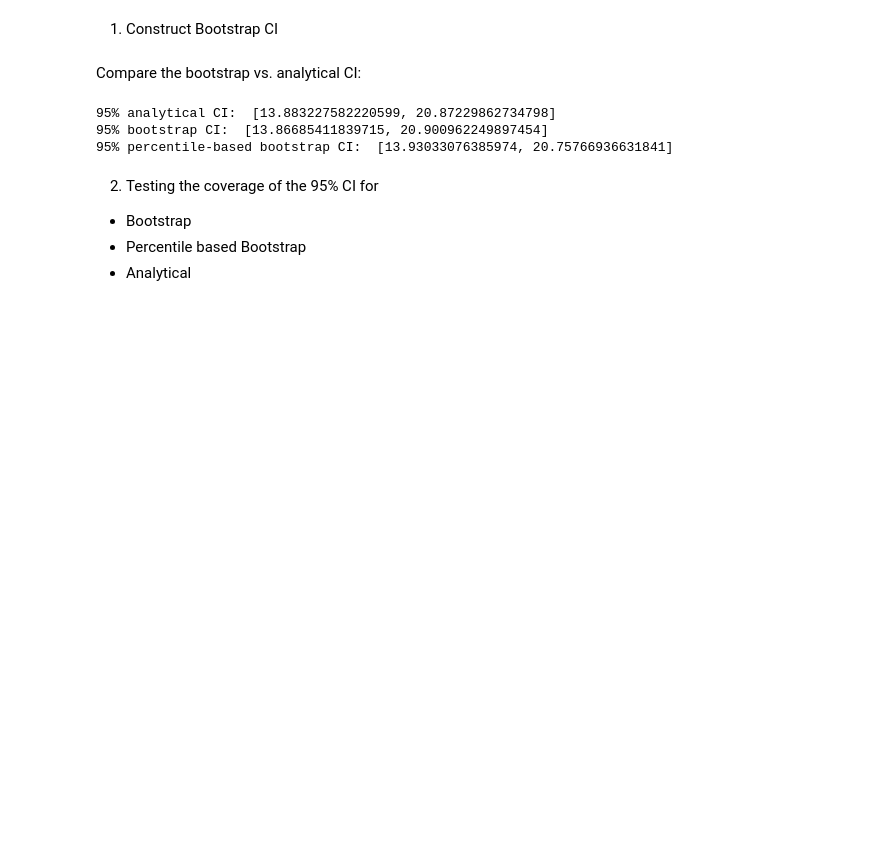
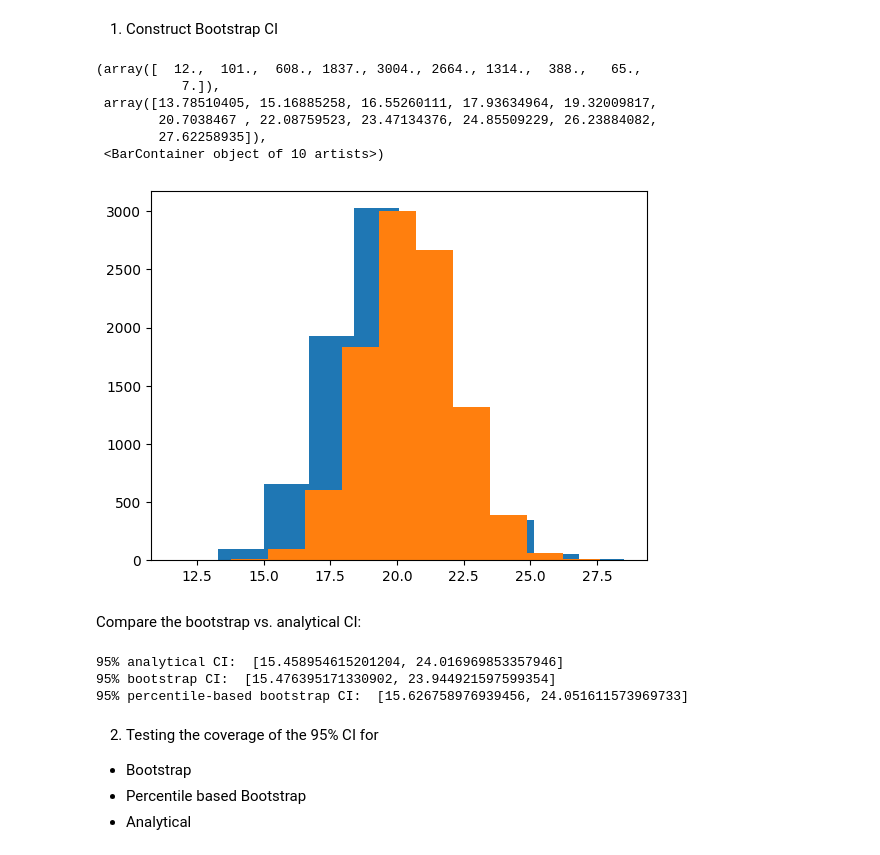
Before and after one commit to Ziqi-Li/GIS5122, a Jupyter notebook: notebooks/W2 Statistical Inference bootstrap confidence interval.ipynb, the cells around one changed output. Cells and saved outputs as stored; diff of their text form; code cells hidden in the pictures; blank space fills up the shorter version.

```diff
--- a/notebooks/W2 Statistical Inference bootstrap confidence interval.ipynb
+++ b/notebooks/W2 Statistical Inference bootstrap confidence interval.ipynb
@@ -86,6 +88,28 @@ def bootstrap(sample):
     CI = [(bootstrap_mean - 2*boostrap_std), (bootstrap_mean + 2*boostrap_std)]
 
     return CI,bootstrap_mean_list
+# %%
+sample_mean_list = []
+
+for i in range(10000):
+    #generate a re-sample with the original sample size, with replacement
+    sample10 = np.random.choice(data, 30)
+
+        #compute sub-sample mean
+    subsample_mean = np.mean(sample10)
+
+    sample_mean_list.append(subsample_mean)
+# %%
+plt.hist(bootstrap_mean_list)
+plt.hist(sample_mean_list)
+# %% [output]
+(array([  12.,  101.,  608., 1837., 3004., 2664., 1314.,  388.,   65.,
+           7.]),
+ array([13.78510405, 15.16885258, 16.55260111, 17.93634964, 19.32009817,
+        20.7038467 , 22.08759523, 23.47134376, 24.85509229, 26.23884082,
+        27.62258935]),
+ <BarContainer object of 10 artists>)
+[figure, added]
 # %%
 #Do the same thing for the percentile-based method:
 def bootstrap_perc(sample):
@@ -131,9 +155,9 @@ print("95% analytical CI: ", analytical_CI)
 print("95% bootstrap CI: ", bootstrap_CI)
 print("95% percentile-based bootstrap CI: ", bootstrap_CI_perc)
 # %% [output]
-95% analytical CI:  [13.883227582220599, 20.87229862734798]
-95% bootstrap CI:  [13.86685411839715, 20.900962249897454]
-95% percentile-based bootstrap CI:  [13.93033076385974, 20.75766936631841]
+95% analytical CI:  [15.458954615201204, 24.016969853357946]
+95% bootstrap CI:  [15.476395171330902, 23.944921597599354]
+95% percentile-based bootstrap CI:  [15.626758976939456, 24.051611573969733]
 # %% [markdown]
 2. Testing the coverage of the 95% CI for
 - Bootstrap
```
Also changed, not shown: parts of 11 cells of this notebook, 6 other files.
